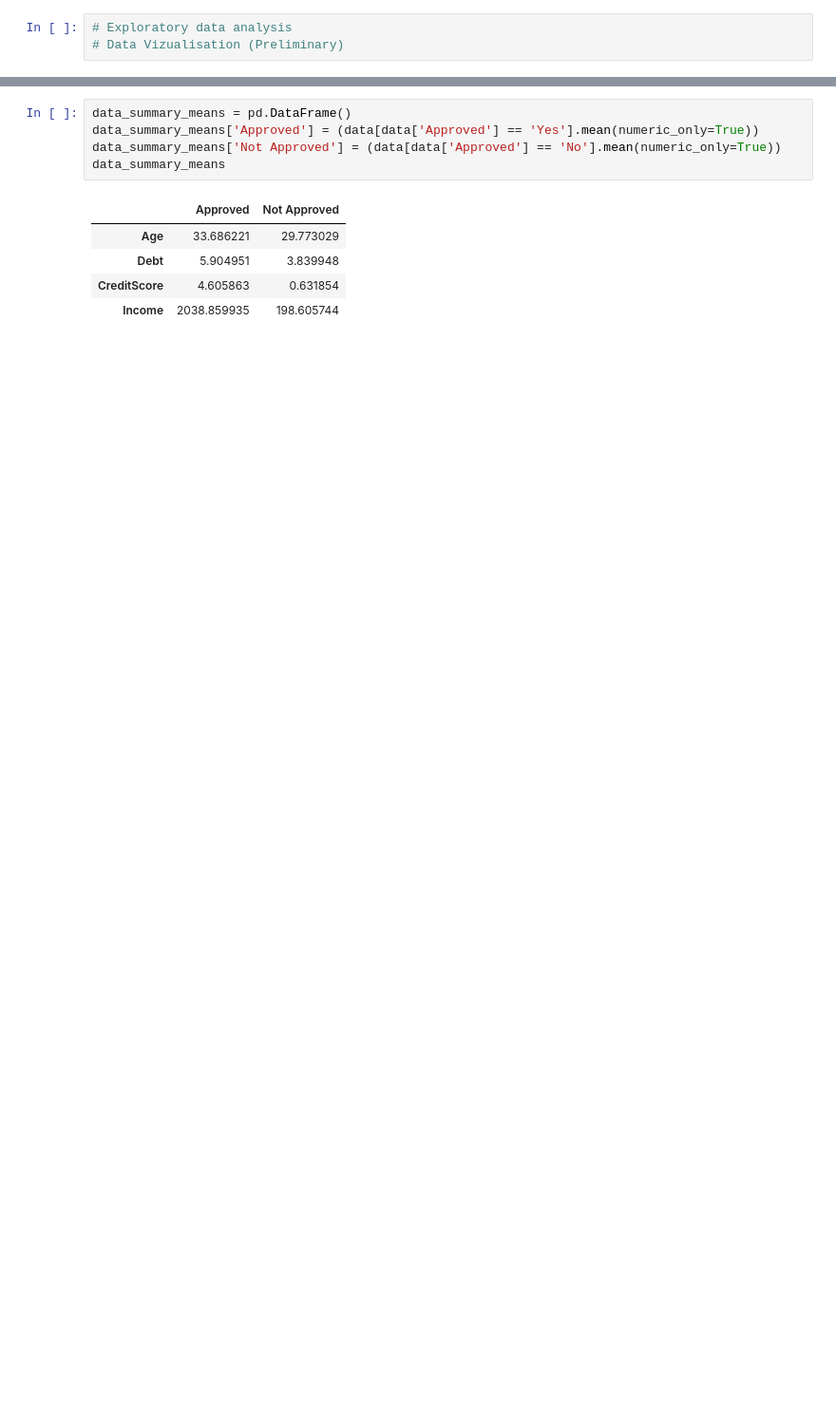
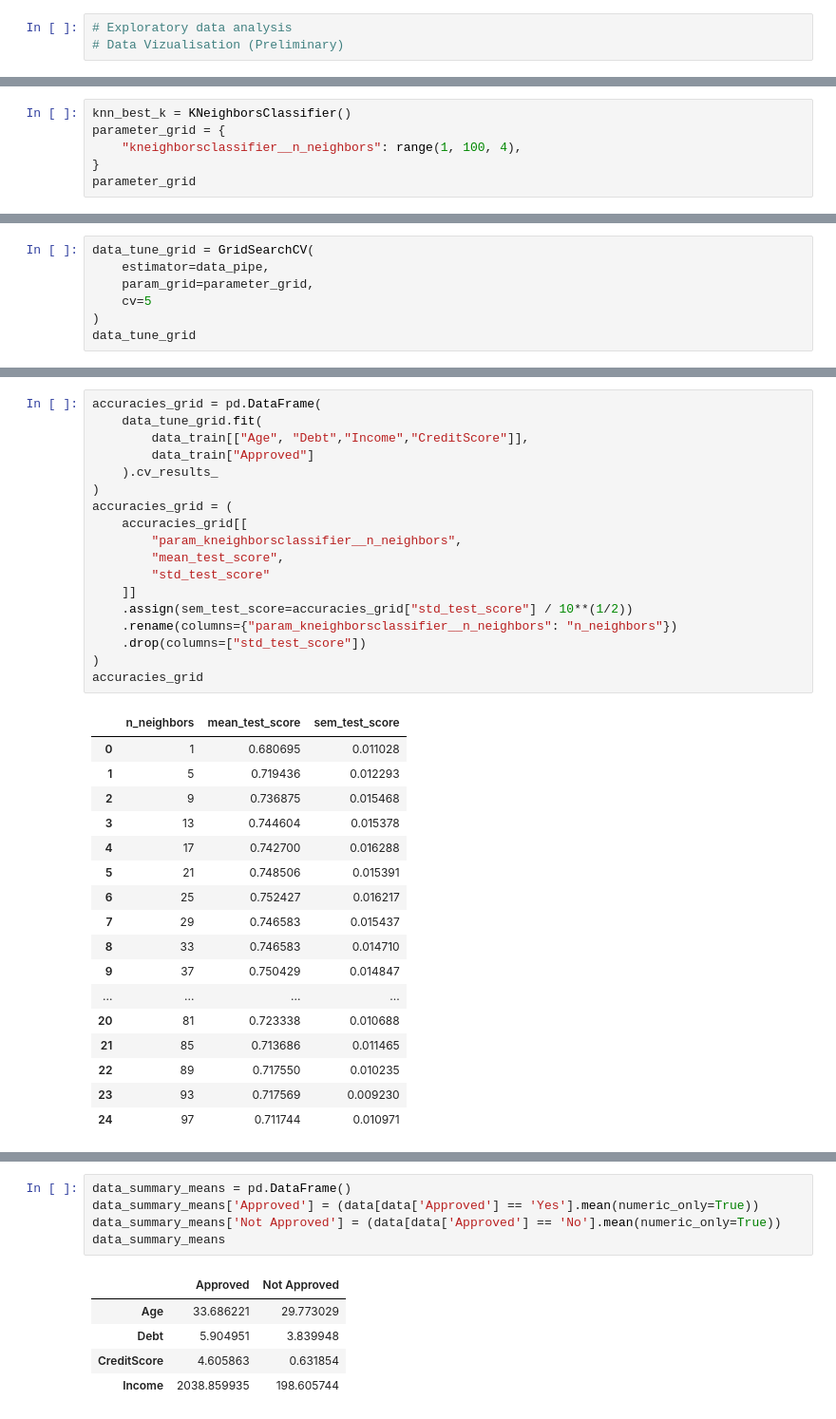
Before and after one commit to ananyaseth20/DSCI_100_Group_6, a Jupyter notebook: final_report_with_code/classification_model.ipynb, the cells around one changed output, grey strips where cells are left out. Shown at 95% size. Cells and saved outputs as stored; diff of their text form; blank space fills up the shorter version.

```diff
--- a/final_report_with_code/classification_model.ipynb
+++ b/final_report_with_code/classification_model.ipynb
@@ -175,0 +265,6 @@ Pipeline(steps=[('columntransformer',
+# %%
+knn_best_k = KNeighborsClassifier()
+parameter_grid = {
+    "kneighborsclassifier__n_neighbors": range(1, 100, 4),
+}
+parameter_grid
@@ -175,0 +273,7 @@ Pipeline(steps=[('columntransformer',
+# %%
+data_tune_grid = GridSearchCV(
+    estimator=data_pipe,
+    param_grid=parameter_grid,
+    cv=5
+)
+data_tune_grid
@@ -175,0 +293,36 @@ Pipeline(steps=[('columntransformer',
+# %%
+accuracies_grid = pd.DataFrame(
+    data_tune_grid.fit(
+        data_train[["Age", "Debt","Income","CreditScore"]],
+        data_train["Approved"]
+    ).cv_results_
+)
+accuracies_grid = (
+    accuracies_grid[[
+        "param_kneighborsclassifier__n_neighbors",
+        "mean_test_score",
+        "std_test_score"
+    ]]
+    .assign(sem_test_score=accuracies_grid["std_test_score"] / 10**(1/2))
+    .rename(columns={"param_kneighborsclassifier__n_neighbors": "n_neighbors"})
+    .drop(columns=["std_test_score"])
+)
+accuracies_grid
+# %% [output]
+|  | n_neighbors | mean_test_score | sem_test_score |
+| 0 | 1 | 0.680695 | 0.011028 |
+| 1 | 5 | 0.719436 | 0.012293 |
+| 2 | 9 | 0.736875 | 0.015468 |
+| 3 | 13 | 0.744604 | 0.015378 |
+| 4 | 17 | 0.742700 | 0.016288 |
+| 5 | 21 | 0.748506 | 0.015391 |
+| 6 | 25 | 0.752427 | 0.016217 |
+| 7 | 29 | 0.746583 | 0.015437 |
+| 8 | 33 | 0.746583 | 0.014710 |
+| 9 | 37 | 0.750429 | 0.014847 |
+| ... | ... | ... | ... |
+| 20 | 81 | 0.723338 | 0.010688 |
+| 21 | 85 | 0.713686 | 0.011465 |
+| 22 | 89 | 0.717550 | 0.010235 |
+| 23 | 93 | 0.717569 | 0.009230 |
+| 24 | 97 | 0.711744 | 0.010971 |
```
Also changed, not shown: parts of 20 cells of this notebook.
